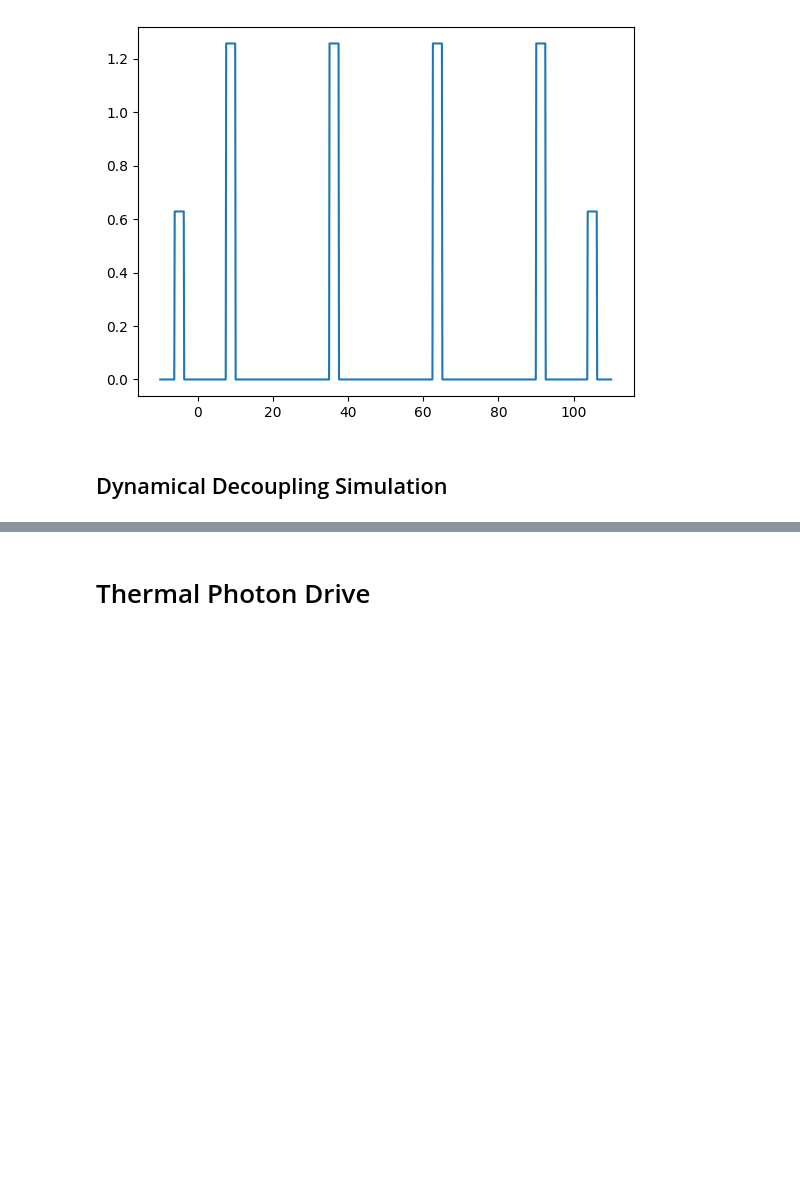
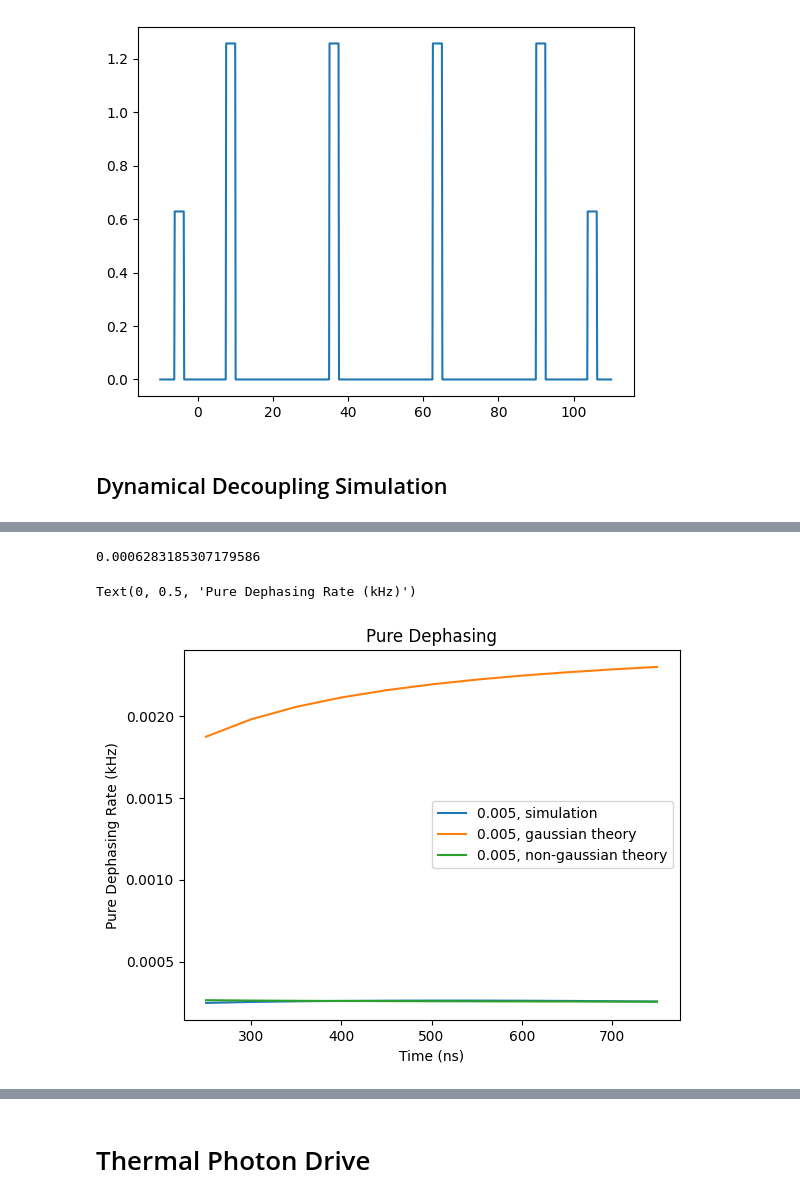
Before and after one commit to BrainConnection/Dynamical_Decoupling_Project, a Jupyter notebook: Paper Reproduce.ipynb, the cells around one changed output, grey strips where cells are left out. Saved outputs shown, nothing was run; the diff lists cells and outputs as text; code cells hidden in the pictures; blank space fills up the shorter version.

```diff
--- a/Paper Reproduce.ipynb
+++ b/Paper Reproduce.ipynb
@@ -377,0 +444,30 @@ Text(0, 0.5, 'Pure Dephasing Rate (kHz)')
+# %%
+n_coh = 0.005
+
+delta_t = taulist/N_seq
+gamma_phi = -np.log(pluslist)/(taulist)  #- 0.5*kappa*g**2/detune**2
+
+
+f_1 = 1+4*chi**2/kappa**2
+f_2 = (np.cosh(kappa*delta_t/2) - np.cos(chi*delta_t))/(kappa*delta_t/4*np.sinh(kappa*delta_t/2)*f_1)
+f_3 = 1 +chi/kappa*np.sin(chi*delta_t)/np.sinh(kappa*delta_t/2) - 2*(chi/kappa)**2
+
+gamma_coh_gaussian = (8*chi**2*n_coh/kappa)*(1-np.tanh(kappa*delta_t/4)/(kappa*delta_t/4))
+gamma_coh_nongaussian = (4*chi**2*n_coh/(kappa*f_1))*(1-f_2*f_3)
+
+print(kappa*g**2/detune**2)
+
+# Plot Results
+
+plt.plot(delta_t, gamma_phi, label = '0.005, simulation')
+plt.plot(delta_t, gamma_coh_gaussian, label = '0.005, gaussian theory')
+plt.plot(delta_t, gamma_coh_nongaussian, label = '0.005, non-gaussian theory')
+
+plt.legend(loc = 0)
+plt.title('Pure Dephasing')
+plt.xlabel('Time (ns)')
+plt.ylabel('Pure Dephasing Rate (kHz)')
+# %% [output]
+0.0006283185307179586
+Text(0, 0.5, 'Pure Dephasing Rate (kHz)')
+[figure, added]
```
Also changed, not shown: parts of 9 cells of this notebook.
